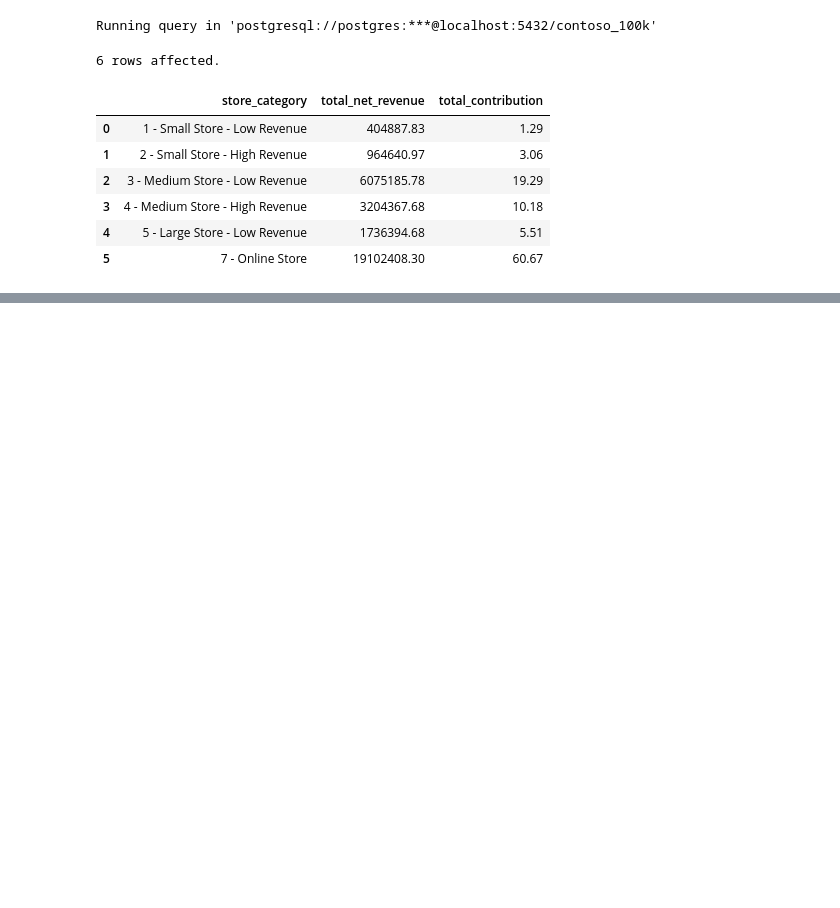
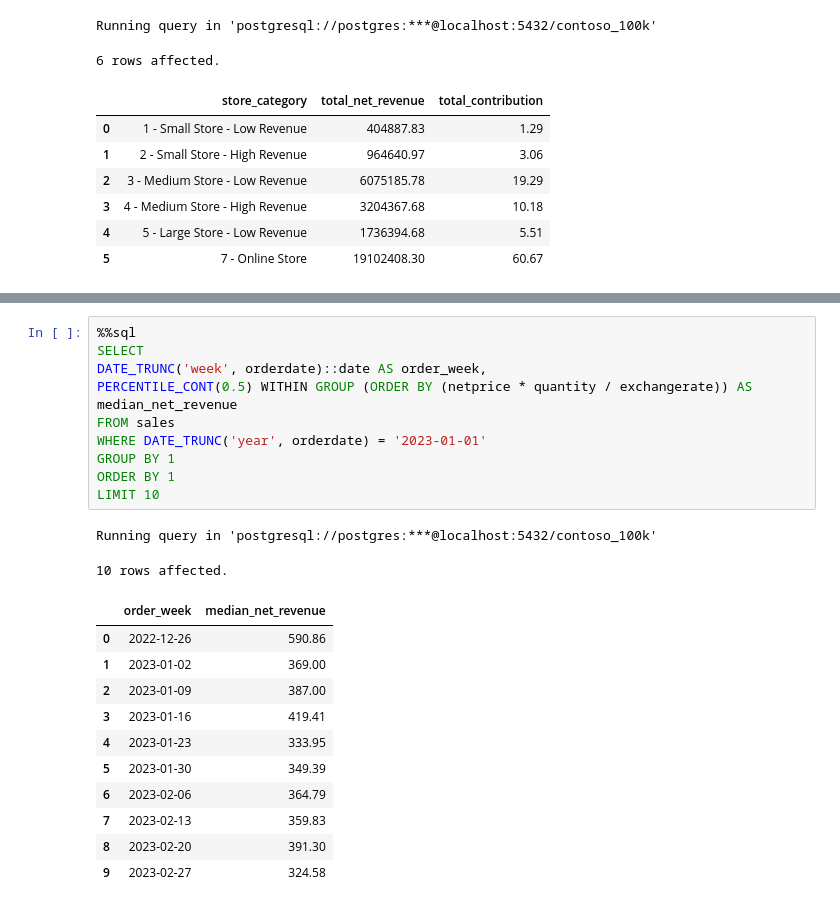
Before and after one commit to Du6eniuk/Du6eniuk, a Jupyter notebook: 0_Intro/2_Colab_Notebooks.ipynb, the cells around one changed output, grey strips where cells are left out. Saved outputs shown, nothing was run; the diff lists cells and outputs as text; blank space fills up the shorter version.

```diff
--- a/0_Intro/2_Colab_Notebooks.ipynb
+++ b/0_Intro/2_Colab_Notebooks.ipynb
@@ -742,0 +772,24 @@ Running query in 'postgresql://postgres:***@localhost:5432/contoso_100k'
+# %%
+%%sql
+SELECT
+DATE_TRUNC('week', orderdate)::date AS order_week,
+PERCENTILE_CONT(0.5) WITHIN GROUP (ORDER BY (netprice * quantity / exchangerate)) AS median_net_revenue
+FROM sales
+WHERE DATE_TRUNC('year', orderdate) = '2023-01-01'
+GROUP BY 1
+ORDER BY 1
+LIMIT 10
+# %% [output]
+Running query in 'postgresql://postgres:***@localhost:5432/contoso_100k'
+10 rows affected.
+|  | order_week | median_net_revenue |
+| 0 | 2022-12-26 | 590.86 |
+| 1 | 2023-01-02 | 369.00 |
+| 2 | 2023-01-09 | 387.00 |
+| 3 | 2023-01-16 | 419.41 |
+| 4 | 2023-01-23 | 333.95 |
+| 5 | 2023-01-30 | 349.39 |
+| 6 | 2023-02-06 | 364.79 |
+| 7 | 2023-02-13 | 359.83 |
+| 8 | 2023-02-20 | 391.30 |
+| 9 | 2023-02-27 | 324.58 |
```
Also changed, not shown: parts of 7 cells of this notebook.
